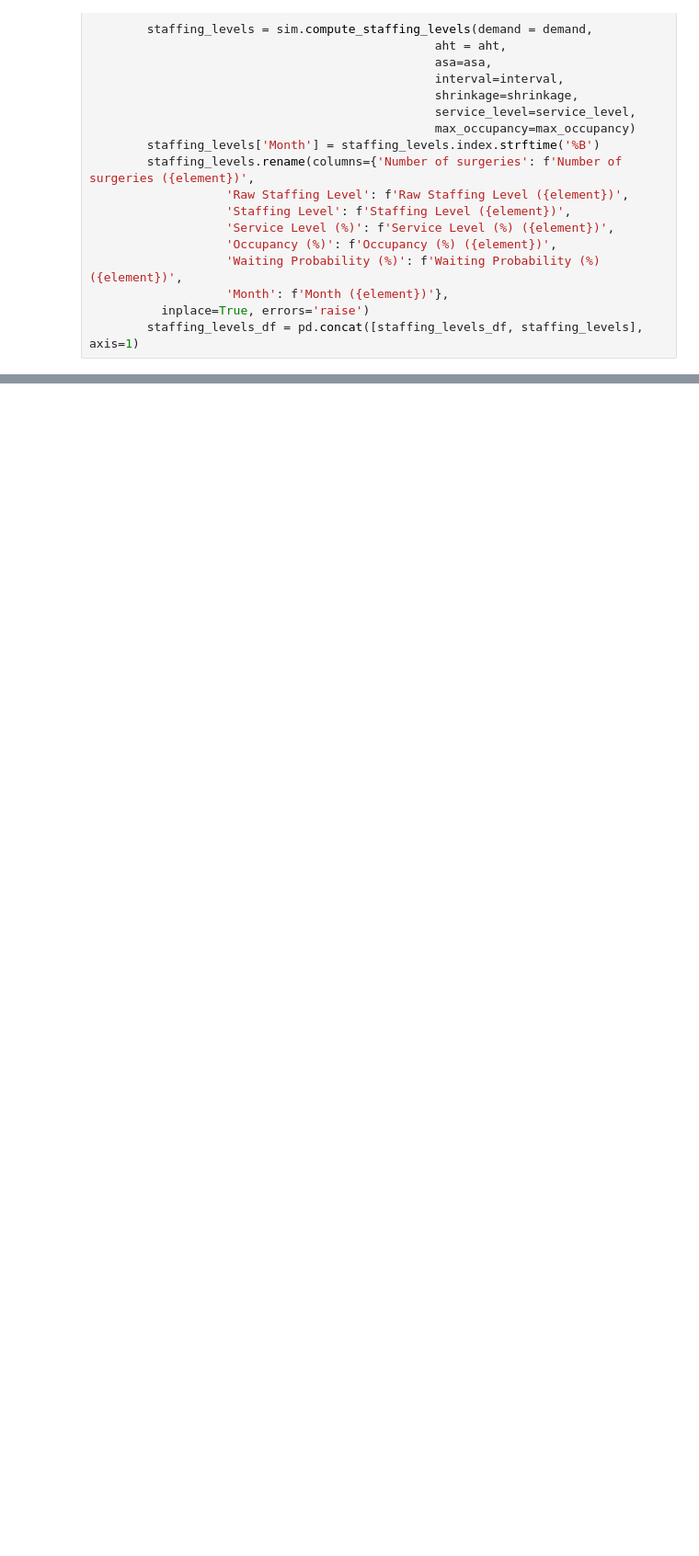
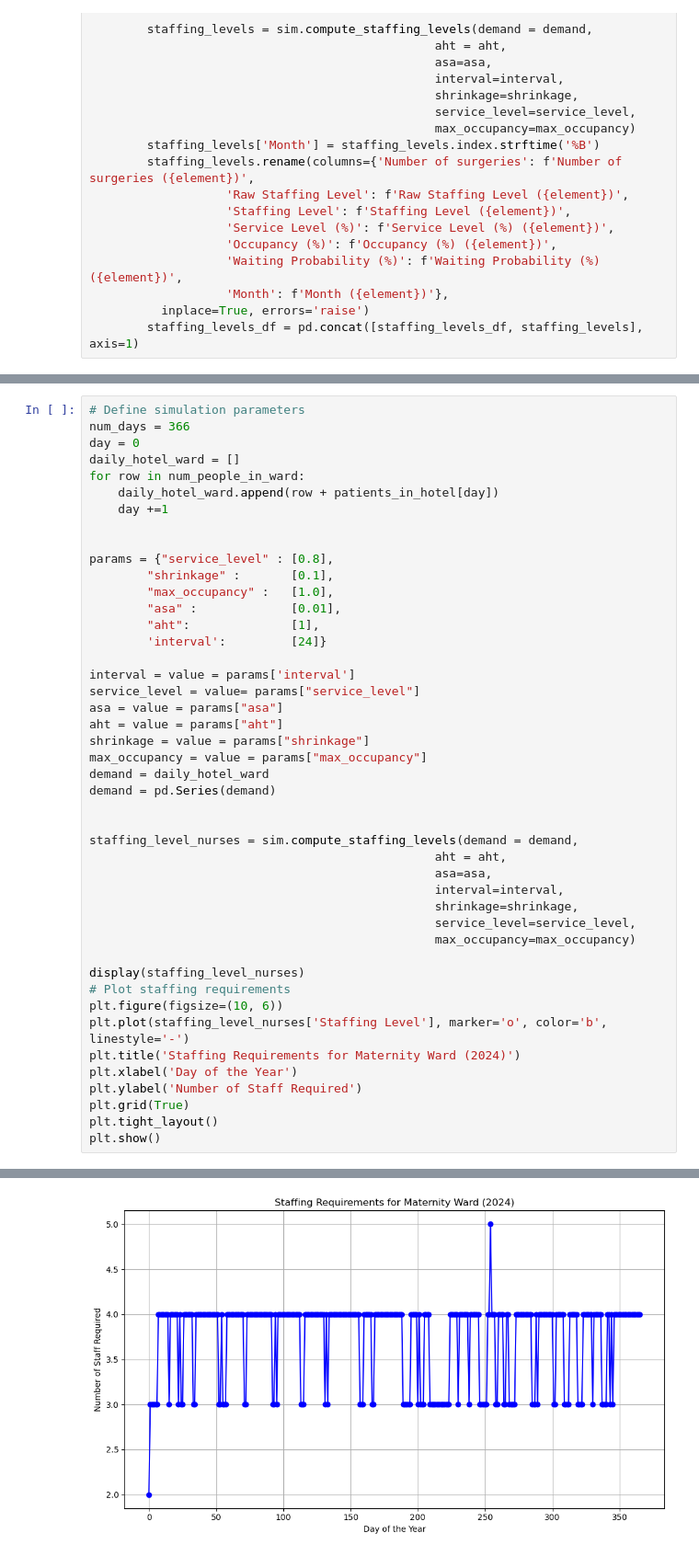
Before and after one commit to JoachimSvensson/HealthSector, a Jupyter notebook: NHS.ipynb, the cells around one changed output, grey strips where cells are left out. Shown at 92% size. Saved outputs shown, nothing was run; the diff lists cells and outputs as text; blank space fills up the shorter version.

```diff
--- a/NHS.ipynb
+++ b/NHS.ipynb
@@ -195,0 +202,46 @@ plt.show()
+# %%
+# Define simulation parameters
+num_days = 366
+day = 0
+daily_hotel_ward = []
+for row in num_people_in_ward:
+    daily_hotel_ward.append(row + patients_in_hotel[day])
+    day +=1
+
+
+params = {"service_level" : [0.8],
+        "shrinkage" :       [0.1],
+        "max_occupancy" :   [1.0],
+        "asa" :             [0.01],
+        "aht":              [1],
+        'interval':         [24]}
+
+interval = value = params['interval']
+service_level = value= params["service_level"]
+asa = value = params["asa"]
+aht = value = params["aht"]
+shrinkage = value = params["shrinkage"]
+max_occupancy = value = params["max_occupancy"]
+demand = daily_hotel_ward
+demand = pd.Series(demand)
+
+
+staffing_level_nurses = sim.compute_staffing_levels(demand = demand,
+                                                aht = aht,
+                                                asa=asa,
+                                                interval=interval,
+                                                shrinkage=shrinkage,
+                                                service_level=service_level,
+                                                max_occupancy=max_occupancy)
+
+display(staffing_level_nurses)
+# Plot staffing requirements
+plt.figure(figsize=(10, 6))
+plt.plot(staffing_level_nurses['Staffing Level'], marker='o', color='b', linestyle='-')
+plt.title('Staffing Requirements for Maternity Ward (2024)')
+plt.xlabel('Day of the Year')
+plt.ylabel('Number of Staff Required')
+plt.grid(True)
+plt.tight_layout()
+plt.show()
+# %% [output]
@@ -195,0 +261 @@ plt.show()
+[figure, added]
```
Also changed, not shown: parts of 10 cells of this notebook, 2 other files.
